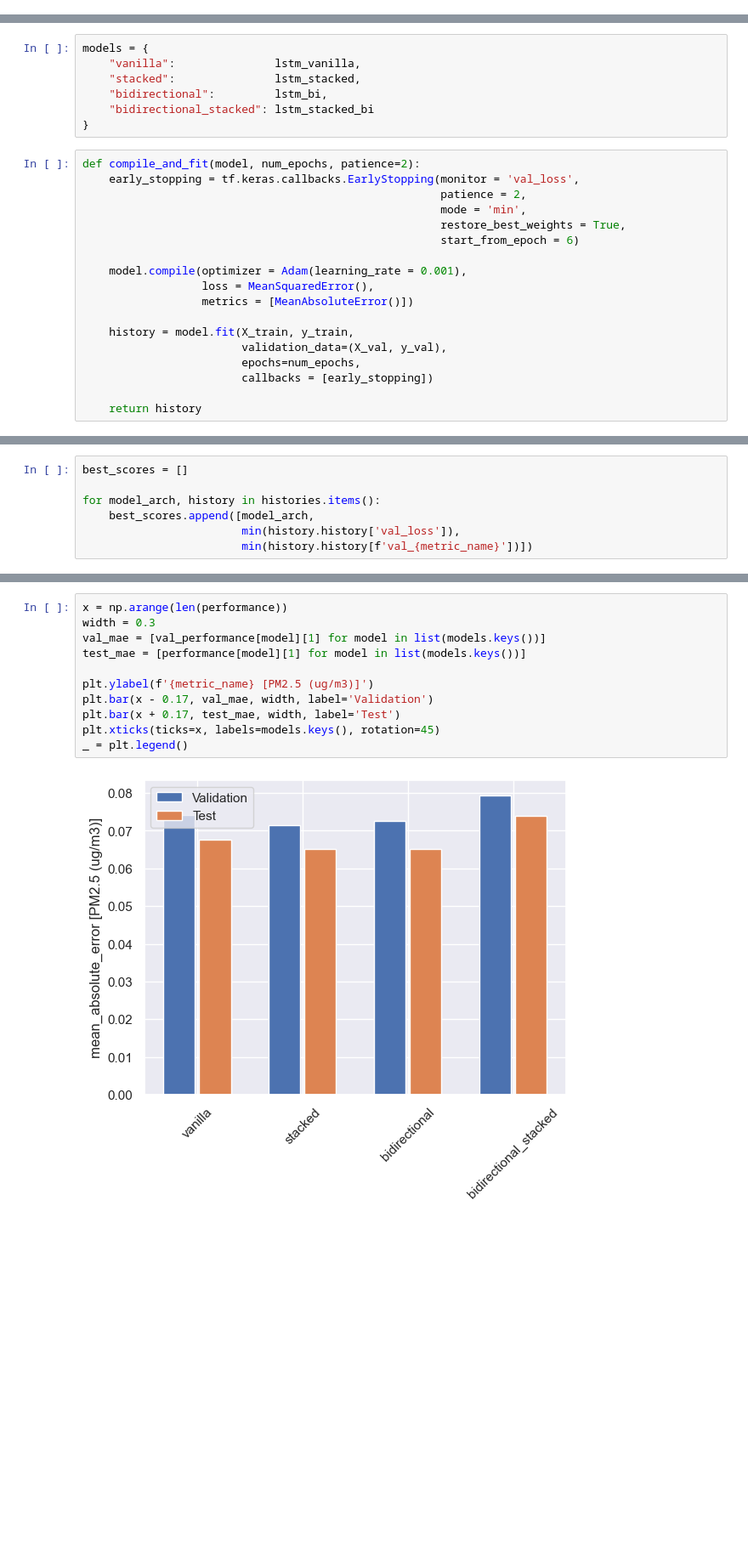
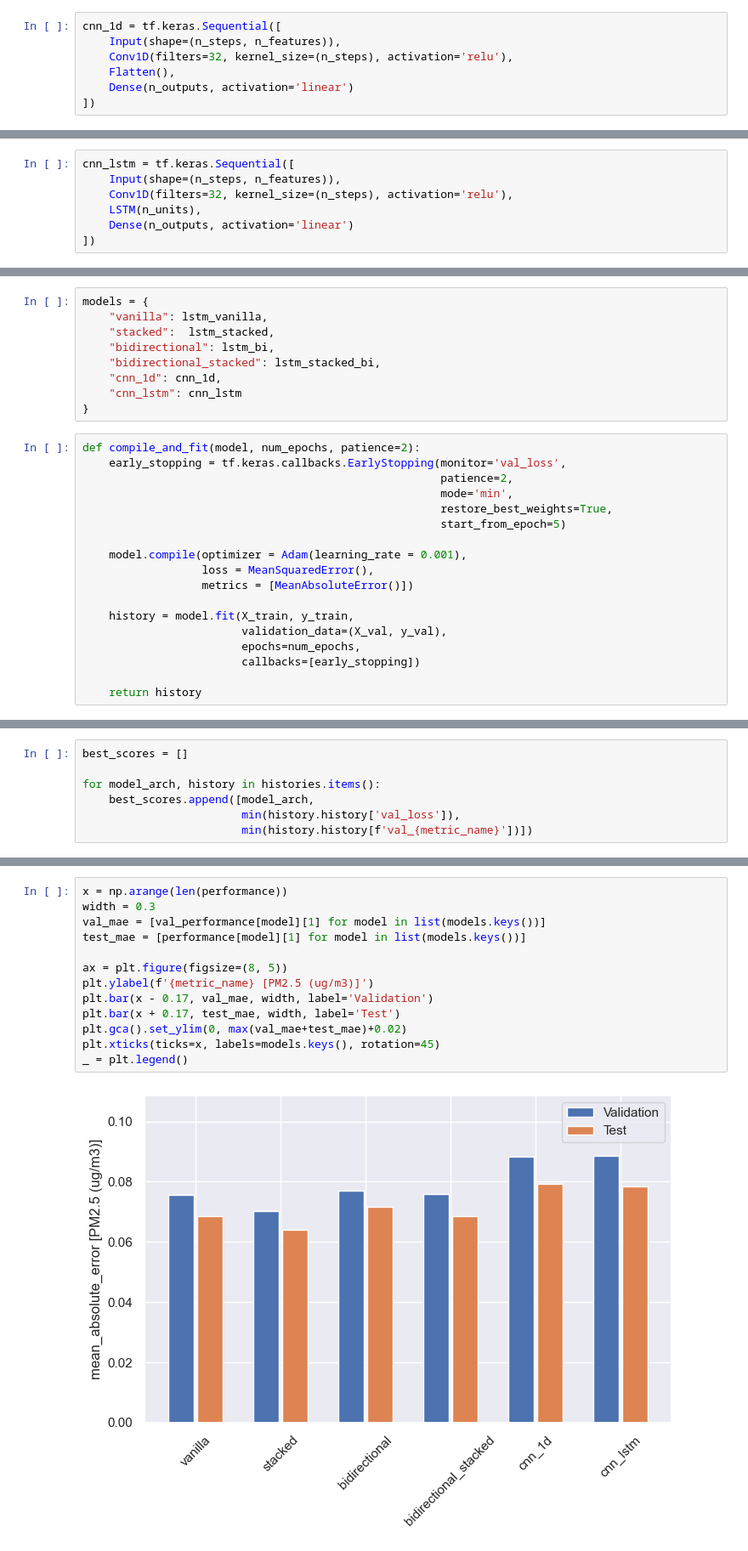
Before and after one commit to sotostzam/india-air-quality-analysis, a Jupyter notebook: 2_deep_learning.ipynb, the cells around one changed output, grey strips where cells are left out. Shown at 85% size. Drawn from its saved outputs; the diff is of its cells as text; blank space fills up the shorter version.

Commit message:
add cnn and cnn-lstm models

```diff
--- a/2_deep_learning.ipynb
+++ b/2_deep_learning.ipynb
@@ -413,0 +421,7 @@ lstm_stacked_bi = tf.keras.Sequential([
+# %%
+cnn_1d = tf.keras.Sequential([
+    Input(shape=(n_steps, n_features)),
+    Conv1D(filters=32, kernel_size=(n_steps), activation='relu'),
+    Flatten(),
+    Dense(n_outputs, activation='linear')
+])
@@ -414,19 +430,28 @@ lstm_stacked_bi = tf.keras.Sequential([
+# %%
+cnn_lstm = tf.keras.Sequential([
+    Input(shape=(n_steps, n_features)),
+    Conv1D(filters=32, kernel_size=(n_steps), activation='relu'),
+    LSTM(n_units),
+    Dense(n_outputs, activation='linear')
+])
 # %% [markdown]
 #### Training
 # %%
 models = {
-    "vanilla":               lstm_vanilla,
-    "stacked":               lstm_stacked,
-    "bidirectional":         lstm_bi,
-    "bidirectional_stacked": lstm_stacked_bi
+    "vanilla": lstm_vanilla,
+    "stacked":  lstm_stacked,
+    "bidirectional": lstm_bi,
+    "bidirectional_stacked": lstm_stacked_bi,
+    "cnn_1d": cnn_1d,
+    "cnn_lstm": cnn_lstm
 }
 # %%
 def compile_and_fit(model, num_epochs, patience=2):
-    early_stopping = tf.keras.callbacks.EarlyStopping(monitor = 'val_loss',
-                                                      patience = 2,
-                                                      mode = 'min',
-                                                      restore_best_weights = True,
-                                                      start_from_epoch = 6)
+    early_stopping = tf.keras.callbacks.EarlyStopping(monitor='val_loss',
+                                                      patience=2,
+                                                      mode='min',
+                                                      restore_best_weights=True,
+                                                      start_from_epoch=5)
 
     model.compile(optimizer = Adam(learning_rate = 0.001),
                   loss = MeanSquaredError(),
@@ -435,7 +460,7 @@ def compile_and_fit(model, num_epochs, patience=2):
     history = model.fit(X_train, y_train,
                         validation_data=(X_val, y_val),
                         epochs=num_epochs,
-                        callbacks = [early_stopping])
+                        callbacks=[early_stopping])
 
     return history
 # %%
@@ -522,16 +549,18 @@ for model_arch, model in models.items():
 # %%
 x = np.arange(len(performance))
 width = 0.3
 val_mae = [val_performance[model][1] for model in list(models.keys())]
 test_mae = [performance[model][1] for model in list(models.keys())]
 
+ax = plt.figure(figsize=(8, 5))
 plt.ylabel(f'{metric_name} [PM2.5 (ug/m3)]')
 plt.bar(x - 0.17, val_mae, width, label='Validation')
 plt.bar(x + 0.17, test_mae, width, label='Test')
+plt.gca().set_ylim(0, max(val_mae+test_mae)+0.02)
 plt.xticks(ticks=x, labels=models.keys(), rotation=45)
 _ = plt.legend()
 # %% [output]
-[figure, old version]
+[figure, new version]
 # %%
 fig, axes = plt.subplots(len(models), 1, figsize=(12, 3*len(models)), sharex=True)
 fig.tight_layout(pad=2.0)
```
Also changed, not shown: parts of 19 cells of this notebook.
